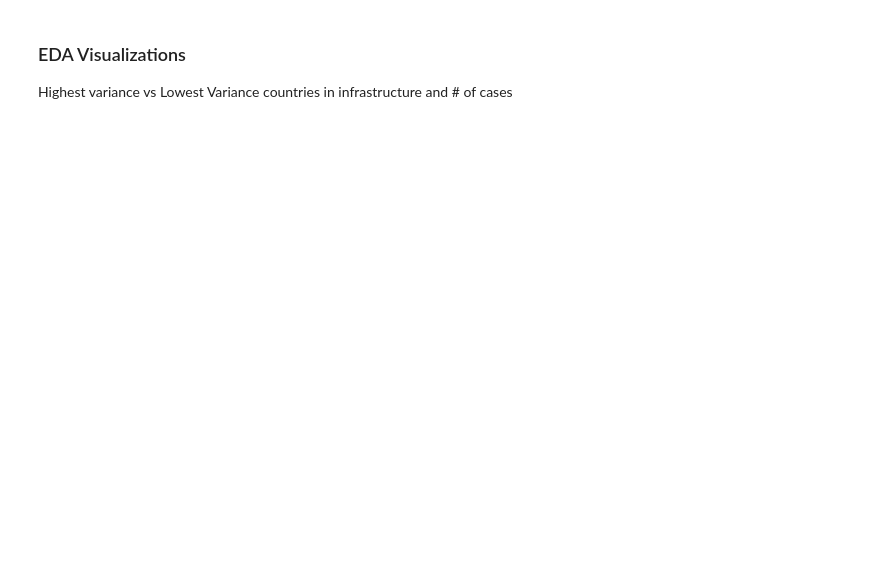
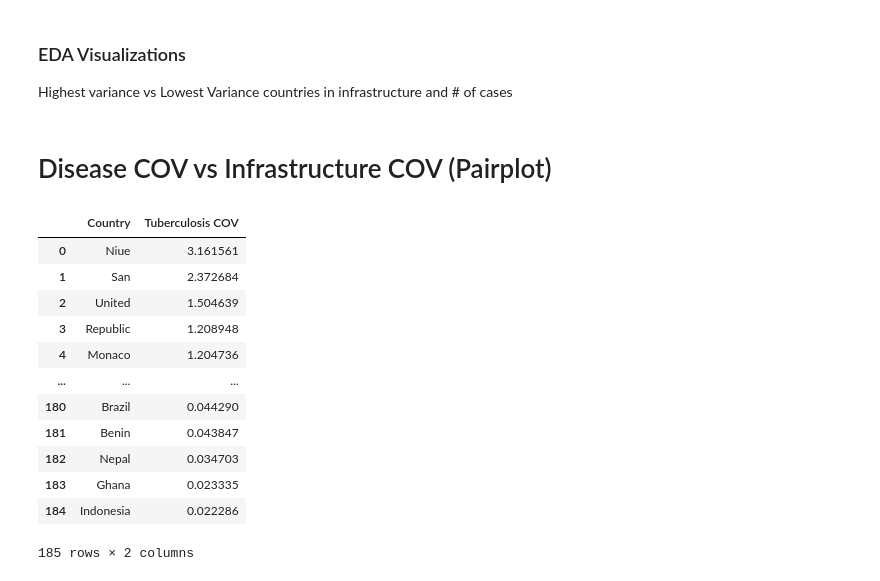
Before and after one commit to rnsfrd/capstone, a Jupyter notebook: Parts/Visualizations.ipynb, the cells around one changed output. Drawn from its saved outputs; the diff is of its cells as text; code cells hidden in the pictures; blank space fills up the shorter version.

```diff
--- a/Parts/Visualizations.ipynb
+++ b/Parts/Visualizations.ipynb
@@ -69,3 +77,21 @@ tb_cov = pd.read_csv('../Data/Diseases/COV/tb_cov.csv')
 tet_c = pd.read_csv('../Data/Diseases/cleaned_disease/tet_clean.csv')
 # %%
 tet_cov = pd.read_csv('../Data/Diseases/COV/tet_COV.csv')
+# %% [markdown]
+# Disease COV vs Infrastructure COV (Pairplot)
+# %%
+tb_cov
+# %% [output]
+|  | Country | Tuberculosis COV |
+| 0 | Niue | 3.161561 |
+| 1 | San | 2.372684 |
+| 2 | United | 1.504639 |
+| 3 | Republic | 1.208948 |
+| 4 | Monaco | 1.204736 |
+| ... | ... | ... |
+| 180 | Brazil | 0.044290 |
+| 181 | Benin | 0.043847 |
+| 182 | Nepal | 0.034703 |
+| 183 | Ghana | 0.023335 |
+| 184 | Indonesia | 0.022286 |
+185 rows × 2 columns
```
Also changed, not shown: parts of 15 cells of this notebook, 30 other files.
